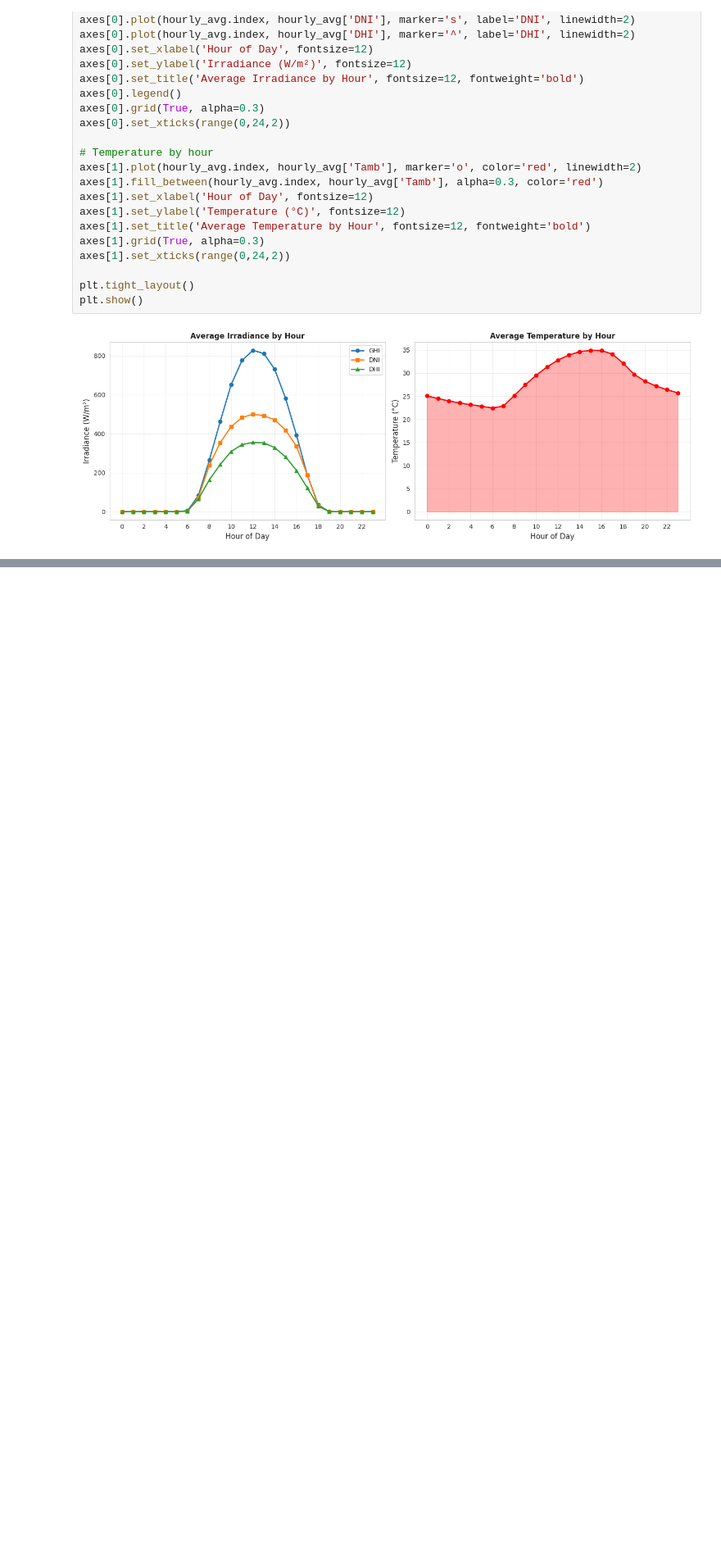
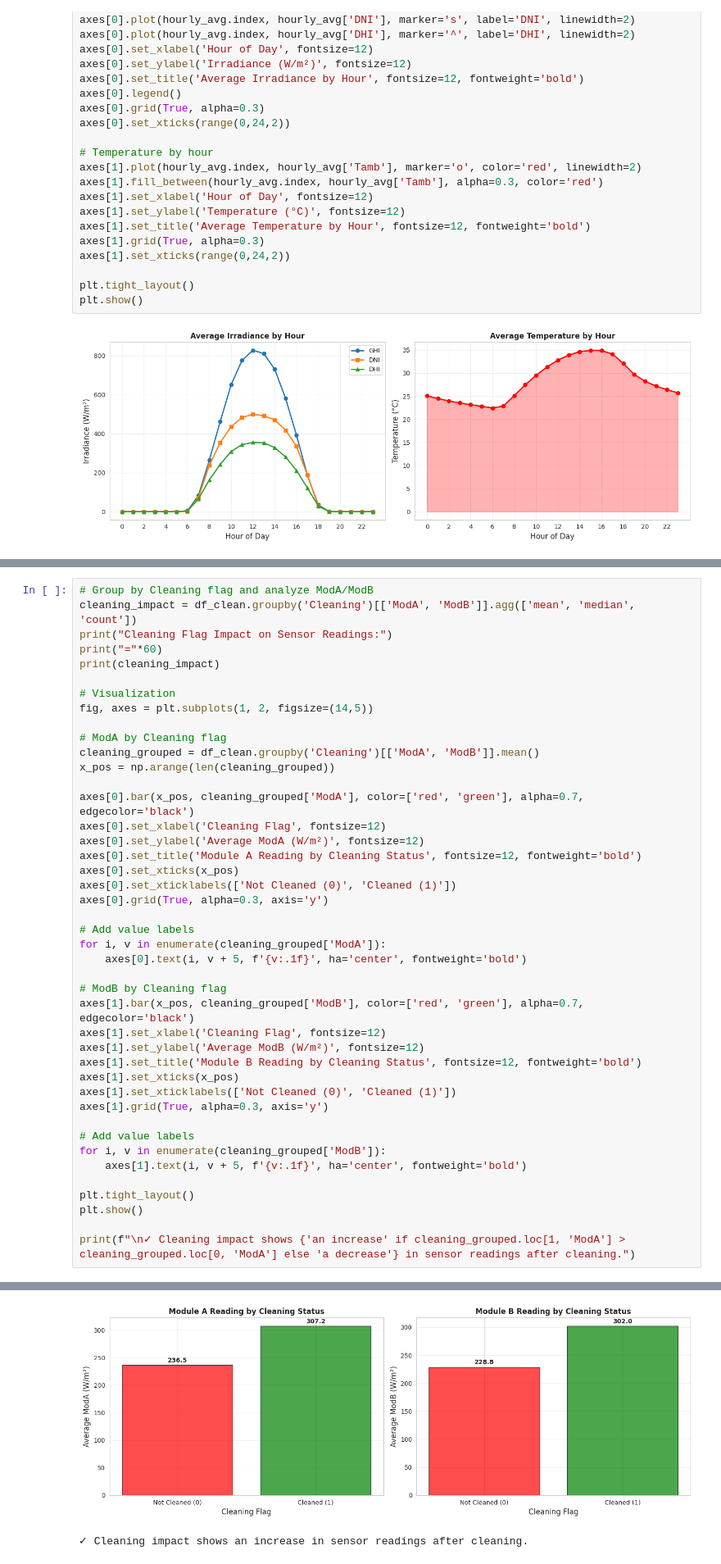
Before and after one commit to Zufan-Hadgu/solar-challenge-week0, a Jupyter notebook: notebooks/benin_eda.ipynb, the cells around one changed output, grey strips where cells are left out. Shown at 82% size. Cells and saved outputs as stored; diff of their text form; blank space fills up the shorter version.

```diff
--- a/notebooks/benin_eda.ipynb
+++ b/notebooks/benin_eda.ipynb
@@ -434,0 +439,44 @@ plt.show()
+# %%
+# Group by Cleaning flag and analyze ModA/ModB
+cleaning_impact = df_clean.groupby('Cleaning')[['ModA', 'ModB']].agg(['mean', 'median', 'count'])
+print("Cleaning Flag Impact on Sensor Readings:")
+print("="*60)
+print(cleaning_impact)
+
+# Visualization
+fig, axes = plt.subplots(1, 2, figsize=(14,5))
+
+# ModA by Cleaning flag
+cleaning_grouped = df_clean.groupby('Cleaning')[['ModA', 'ModB']].mean()
+x_pos = np.arange(len(cleaning_grouped))
+
+axes[0].bar(x_pos, cleaning_grouped['ModA'], color=['red', 'green'], alpha=0.7, edgecolor='black')
+axes[0].set_xlabel('Cleaning Flag', fontsize=12)
+axes[0].set_ylabel('Average ModA (W/m²)', fontsize=12)
+axes[0].set_title('Module A Reading by Cleaning Status', fontsize=12, fontweight='bold')
+axes[0].set_xticks(x_pos)
+axes[0].set_xticklabels(['Not Cleaned (0)', 'Cleaned (1)'])
+axes[0].grid(True, alpha=0.3, axis='y')
+
+# Add value labels
+for i, v in enumerate(cleaning_grouped['ModA']):
+    axes[0].text(i, v + 5, f'{v:.1f}', ha='center', fontweight='bold')
+
+# ModB by Cleaning flag
+axes[1].bar(x_pos, cleaning_grouped['ModB'], color=['red', 'green'], alpha=0.7, edgecolor='black')
+axes[1].set_xlabel('Cleaning Flag', fontsize=12)
+axes[1].set_ylabel('Average ModB (W/m²)', fontsize=12)
+axes[1].set_title('Module B Reading by Cleaning Status', fontsize=12, fontweight='bold')
+axes[1].set_xticks(x_pos)
+axes[1].set_xticklabels(['Not Cleaned (0)', 'Cleaned (1)'])
+axes[1].grid(True, alpha=0.3, axis='y')
+
+# Add value labels
+for i, v in enumerate(cleaning_grouped['ModB']):
+    axes[1].text(i, v + 5, f'{v:.1f}', ha='center', fontweight='bold')
+
+plt.tight_layout()
+plt.show()
+
+print(f"\n✓ Cleaning impact shows {'an increase' if cleaning_grouped.loc[1, 'ModA'] > cleaning_grouped.loc[0, 'ModA'] else 'a decrease'} in sensor readings after cleaning.")
+# %% [output]
@@ -434,0 +490,2 @@ plt.show()
+[figure, added]
+✓ Cleaning impact shows an increase in sensor readings after cleaning.
```
Also changed, not shown: parts of 7 cells of this notebook.
